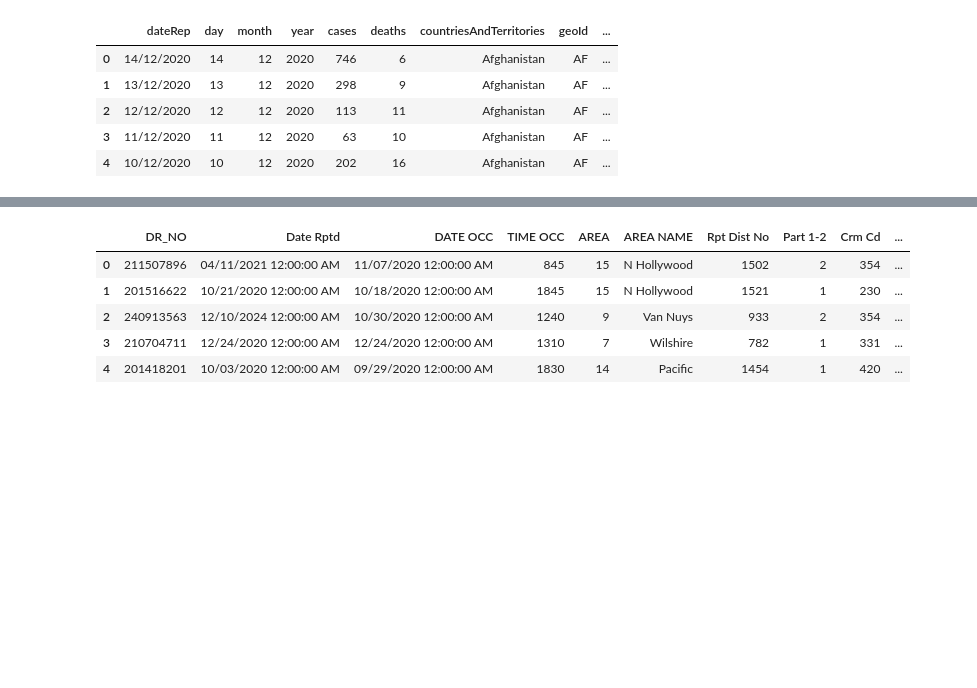
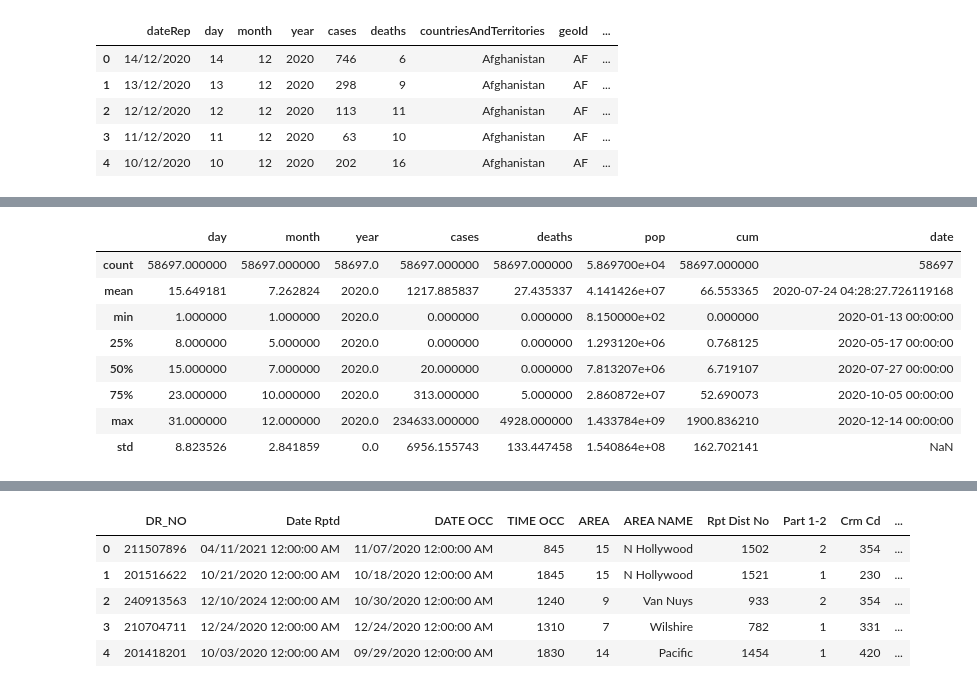
Before and after one commit to SR04634/SRickwalder_IA340_Repository, a Jupyter notebook: lab1Rickwalder.ipynb, the cells around one changed output, grey strips where cells are left out. Saved outputs shown, nothing was run; the diff lists cells and outputs as text; code cells hidden in the pictures; blank space fills up the shorter version.

```diff
--- a/lab1Rickwalder.ipynb
+++ b/lab1Rickwalder.ipynb
@@ -15,0 +164,13 @@ df.head()
+# %%
+df = df[(df['deaths']>=0) & (df['cases']>=0) & (df['cum']>=0)]
+df.describe()
+# %% [output]
+|  | day | month | year | cases | deaths | pop | cum | date |
+| count | 58697.000000 | 58697.000000 | 58697.0 | 58697.000000 | 58697.000000 | 5.869700e+04 | 58697.000000 | 58697 |
+| mean | 15.649181 | 7.262824 | 2020.0 | 1217.885837 | 27.435337 | 4.141426e+07 | 66.553365 | 2020-07-24 04:28:27.726119168 |
+| min | 1.000000 | 1.000000 | 2020.0 | 0.000000 | 0.000000 | 8.150000e+02 | 0.000000 | 2020-01-13 00:00:00 |
+| 25% | 8.000000 | 5.000000 | 2020.0 | 0.000000 | 0.000000 | 1.293120e+06 | 0.768125 | 2020-05-17 00:00:00 |
+| 50% | 15.000000 | 7.000000 | 2020.0 | 20.000000 | 0.000000 | 7.813207e+06 | 6.719107 | 2020-07-27 00:00:00 |
+| 75% | 23.000000 | 10.000000 | 2020.0 | 313.000000 | 5.000000 | 2.860872e+07 | 52.690073 | 2020-10-05 00:00:00 |
+| max | 31.000000 | 12.000000 | 2020.0 | 234633.000000 | 4928.000000 | 1.433784e+09 | 1900.836210 | 2020-12-14 00:00:00 |
+| std | 8.823526 | 2.841859 | 0.0 | 6956.155743 | 133.447458 | 1.540864e+08 | 162.702141 | NaN |
```
Also changed, not shown: parts of 13 cells of this notebook, 1 other file.
